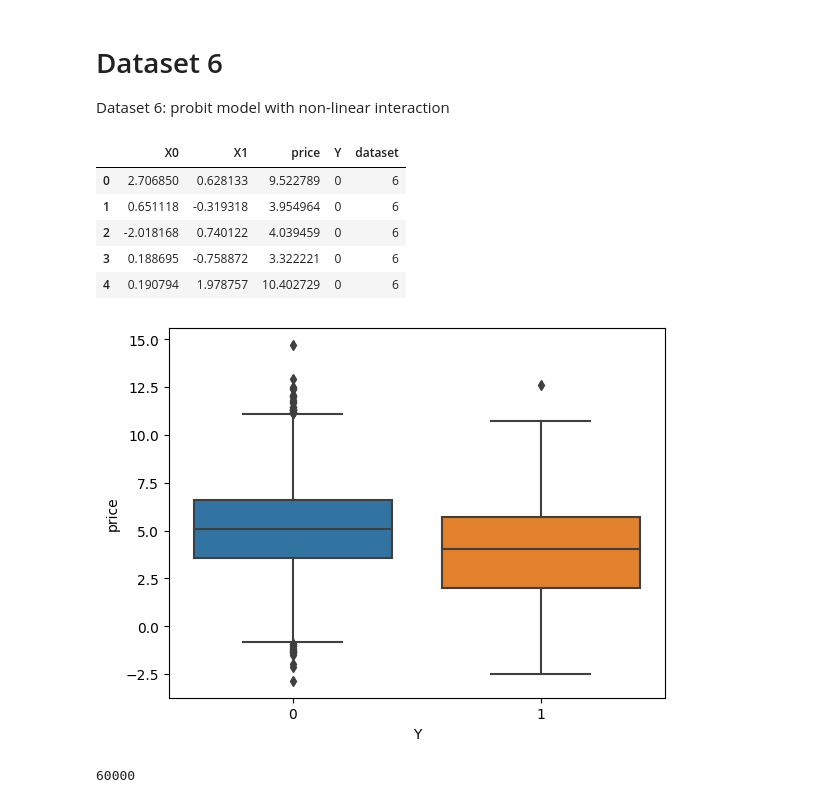
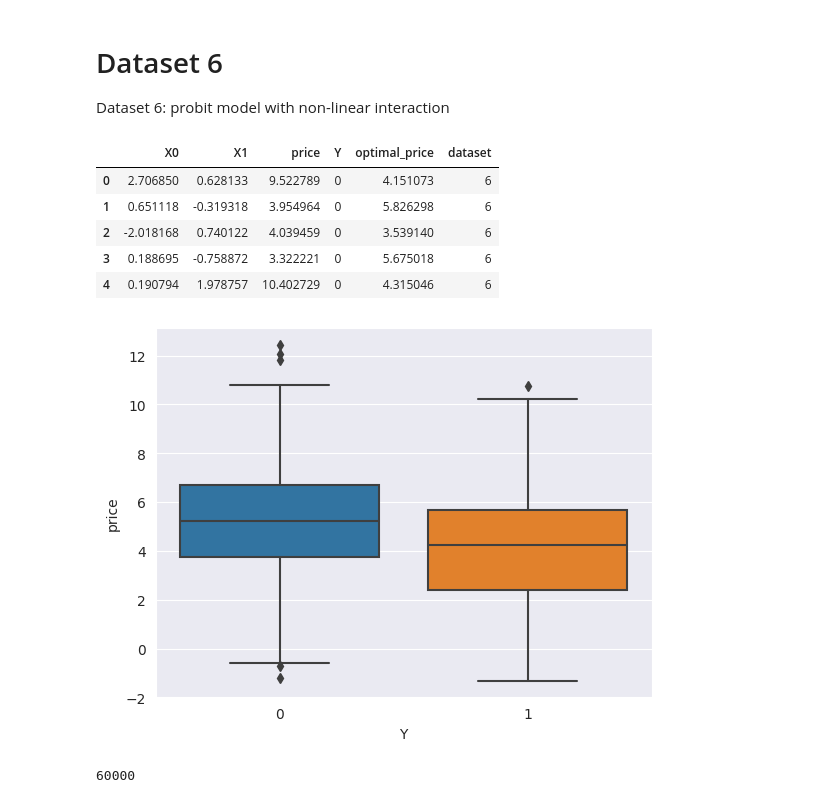
Before and after one commit to lentin26/Student-Prescription-Tree, a Jupyter notebook: lightGBM.ipynb, the cells around one changed output. Drawn from its saved outputs; the diff is of its cells as text; code cells hidden in the pictures.

```diff
--- a/lightGBM.ipynb
+++ b/lightGBM.ipynb
@@ -630,7 +629,7 @@ def model_2():
 # Dataset 3
 Dataset 3: probit model with step interaction
 # %%
-def model_3():
+def model_3(n_samples):
     # dataset 2
     np.random.seed(101)
     def generate_model_3():
@@ -660,29 +659,33 @@ def model_3():
         # compute Y*
         Y_star = X0 + h*P + epsilon
 
-        return X0, X1, P, Y_star
+        # compute optimal price
+        optimal_price = -1*(g + epsilon)/h
+
+        return X0, X1, P, Y_star, optimal_price
 
     results = {
         'X0':[],
         'X1':[],
         'price':[],
-        'Y':[]
-              }
+        'Y':[],
+        'optimal_price':[]
+        }
 
-    for i in range(n):
-        X0, X1, P, Y_star = generate_model_3()
+    for i in range(n_samples):
+        X0, X1, P, Y_star, optimal_price = generate_model_3()
         results['X0'].append(X0)
         results['X1'].append(X1)
         results['price'].append(P)
         results['Y'].append(int(Y_star > 0))
+        results['optimal_price'].append(optimal_price)
 
     results = pd.DataFrame(results)
 
-    results['dataset'] = 3
     return results
 
 # visualize results
-results = model_3()
+results = model_3(1000)
 sns.boxplot(data=results, x='Y', y='price')
 
 results.head()
@@ -867,7 +870,7 @@ Optimal Average Revenue: 0.030256463485745975
 # Dataset 6
 Dataset 6: probit model with non-linear interaction
 # %%
-def model_6():
+def model_6(n_samples):
     # dataset 2: linear probit model with no confounding
     np.random.seed(101)
     def generate_model_6():
@@ -884,45 +887,50 @@ def model_6():
         # draw price and noise
         P = np.random.normal(X0 + 5, 2)
         epsilon = np.random.normal(0, 1)
 
         # compute Y*
         Y_star = X0 + h*P + epsilon
 
-        return X0, X1, P, Y_star
+        # optimal price
+        optimal_price = -1*(g + epsilon)/h
+
+        return X0, X1, P, Y_star, optimal_price
 
     results = {
         'X0':[],
         'X1':[],
         'price':[],
-        'Y':[]
+        'Y':[],
+        'optimal_price':[]
               }
 
-    for i in range(n):
-        X0, X1, P, Y_star = generate_model_6()
+    for i in range(n_samples):
+        X0, X1, P, Y_star, optimal_price = generate_model_6()
         results['X0'].append(X0)
         results['X1'].append(X1)
         results['price'].append(P)
         results['Y'].append(int(Y_star > 0))
+        results['optimal_price'].append(optimal_price)
 
     results = pd.DataFrame(results)
 
     # get header
     results['dataset'] = 6
     return results
 
 # visualize results
-results = model_6()
+results = model_6(1000)
 sns.boxplot(data=results, x='Y', y='price')
 
 results.head()
 # %% [output]
-|  | X0 | X1 | price | Y | dataset |
-| 0 | 2.706850 | 0.628133 | 9.522789 | 0 | 6 |
-| 1 | 0.651118 | -0.319318 | 3.954964 | 0 | 6 |
-| 2 | -2.018168 | 0.740122 | 4.039459 | 0 | 6 |
-| 3 | 0.188695 | -0.758872 | 3.322221 | 0 | 6 |
-| 4 | 0.190794 | 1.978757 | 10.402729 | 0 | 6 |
+|  | X0 | X1 | price | Y | optimal_price | dataset |
+| 0 | 2.706850 | 0.628133 | 9.522789 | 0 | 4.151073 | 6 |
+| 1 | 0.651118 | -0.319318 | 3.954964 | 0 | 5.826298 | 6 |
+| 2 | -2.018168 | 0.740122 | 4.039459 | 0 | 3.539140 | 6 |
+| 3 | 0.188695 | -0.758872 | 3.322221 | 0 | 5.675018 | 6 |
+| 4 | 0.190794 | 1.978757 | 10.402729 | 0 | 4.315046 | 6 |
-[figure, old version]
+[figure, new version]
 # %%
 # save datasets into one csv file
 # sample size
```
Also changed, not shown: parts of 11 cells of this notebook.
